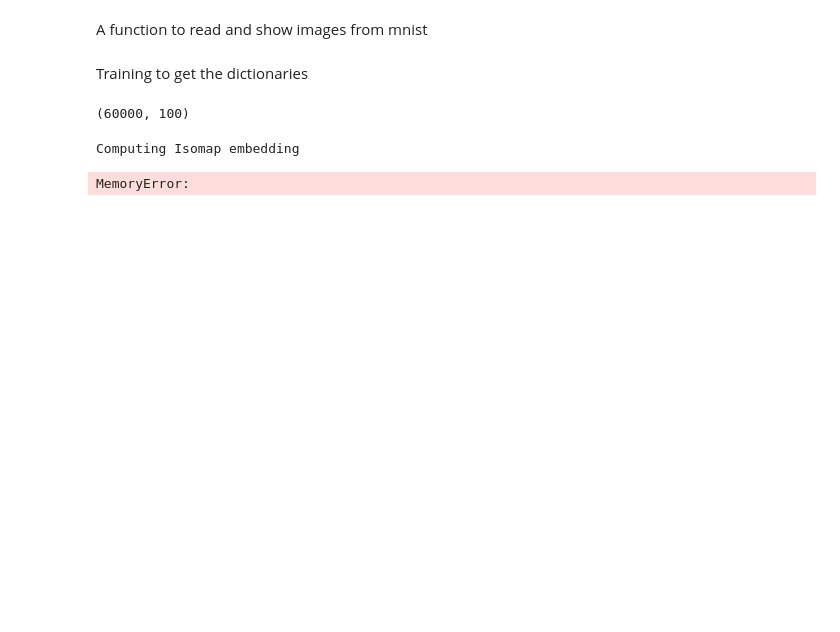
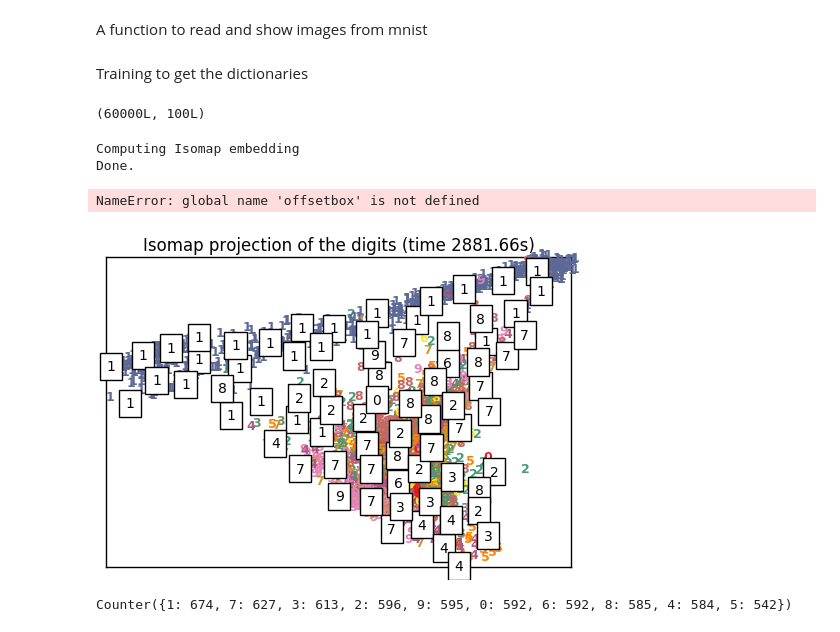
Before and after one commit to anantcs/coms4772, a Jupyter notebook: code/ManifoldLearning.ipynb, the cells around one changed output. Drawn from its saved outputs; the diff is of its cells as text; code cells hidden in the pictures; blank space fills up the shorter version.

Commit message:
Manifold image added

```diff
--- a/code/ManifoldLearning.ipynb
+++ b/code/ManifoldLearning.ipynb
@@ -54,13 +54,13 @@ for label,img in read("training"):
     y.append(label)
 
 X = np.array(X)
-# t0 = time()
-# vader = MiniBatchDictionaryLearning(n_components=100, alpha=1, n_iter=500)
-# V = vader.fit(X).components_
-# U = vader.transform(X)
-# U.shape
+t0 = time()
+vader = MiniBatchDictionaryLearning(n_components=100, alpha=0.2, n_iter=200)
+V = vader.fit(X).components_
+U = vader.transform(X)
+U.shape
 # %% [output]
-(60000, 100)
+(60000L, 100L)
 # %%
 #----------------------------------------------------------------------
 # Scale and visualize the embedding vectors
@@ -86,18 +86,20 @@ def plot_embedding(X, title=None):
             shown_images = np.r_[shown_images, [X[i]]]
             imagebox = offsetbox.AnnotationBbox(
                 offsetbox.OffsetImage(y[i], cmap=plt.cm.gray_r),
-                X[i])
+                X[i].transpose())
             ax.add_artist(imagebox)
     plt.xticks([]), plt.yticks([])
     if title is not None:
         plt.title(title)
 # %%
+from sklearn.model_selection import train_test_split
+
 n_neighbors = 10
-
+U_train, U_test, Uy_train, Uy_test = train_test_split(U, y, stratify=y,test_size=0.1)
 # Isomap projection of the digits dataset
 print("Computing Isomap embedding")
 t0 = time()
-X_iso = manifold.LocallyLinearEmbedding(n_neighbors, n_components=2).fit_transform(X[1:10000])
+X_iso = manifold.LocallyLinearEmbedding(n_neighbors, n_components=2).fit_transform(U_test)
 print("Done.")
 plot_embedding(X_iso,
                "Isomap projection of the digits (time %.2fs)" %
@@ -118,4 +120,48 @@ plot_embedding(X_tsne,
 plt.show()
 # %% [output]
 Computing Isomap embedding
+Done.
-MemoryError:
+NameError: global name 'offsetbox' is not defined
+# %%
+from matplotlib import *
+from matplotlib.offsetbox import *
+%matplotlib inline
+def plot_embedding(X, y, title=None):
+    x_min, x_max = np.min(X, 0), np.max(X, 0)
+    X = (X - x_min) / (x_max - x_min)
+
+    plt.figure()
+    ax = plt.subplot(111)
+    for i in range(X.shape[0]):
+        plt.text(X[i, 0], X[i, 1], str(y[i]),
+                 color=plt.cm.Set1(y[i] / 10.),
+                 fontdict={'weight': 'bold', 'size': 9})
+
+    if hasattr(offsetbox, 'AnnotationBbox'):
+        # only print thumbnails with matplotlib > 1.0
+        shown_images = np.array([[1., 1.]])  # just something big
+        for i in range(X.shape[0]):
+            dist = np.sum((X[i] - shown_images) ** 2, 1)
+            if np.min(dist) < 4e-3:
+                # don't show points that are too close
+                continue
+            shown_images = np.r_[shown_images, [X[i]]]
+            #print(y[i],y[i].shape,X[i],X[i].shape)
+            temp =  offsetbox.TextArea(str(y[i]))
+            imagebox = offsetbox.AnnotationBbox(temp,X[i])
+            ax.add_artist(imagebox)
+    plt.xticks([]), plt.yticks([])
+    if title is not None:
+        plt.title(title)
+# %%
+plot_embedding(X_iso,
+               Uy_test,"Isomap projection of the digits (time %.2fs)" %
+               (time() - t0))
+plt.sh
+# %% [output]
+[figure, added]
+# %%
+import collections
+print collections.Counter(Uy_test)
+# %% [output]
+Counter({1: 674, 7: 627, 3: 613, 2: 596, 9: 595, 0: 592, 6: 592, 8: 585, 4: 584, 5: 542})
```
Also changed, not shown: parts of 2 cells of this notebook.
